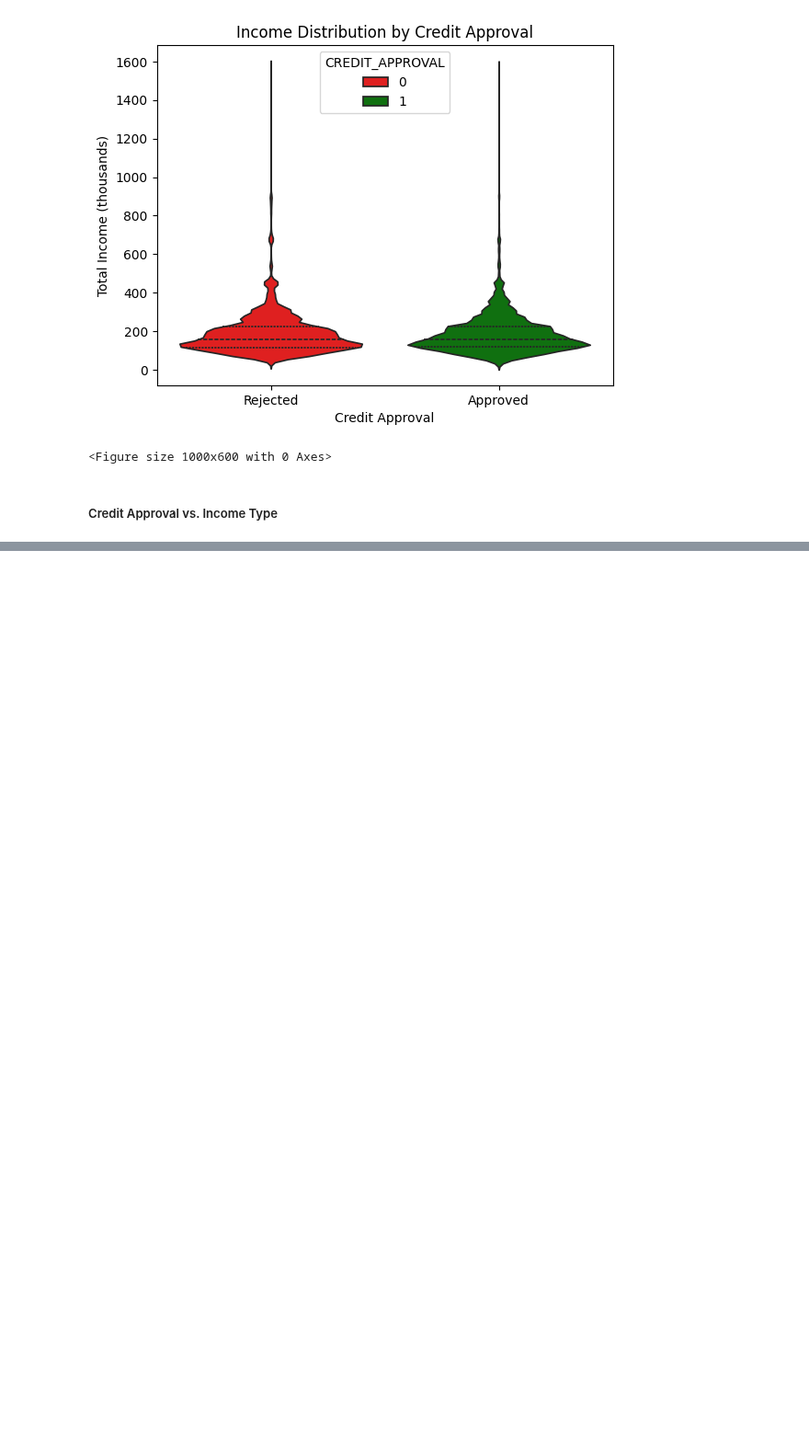
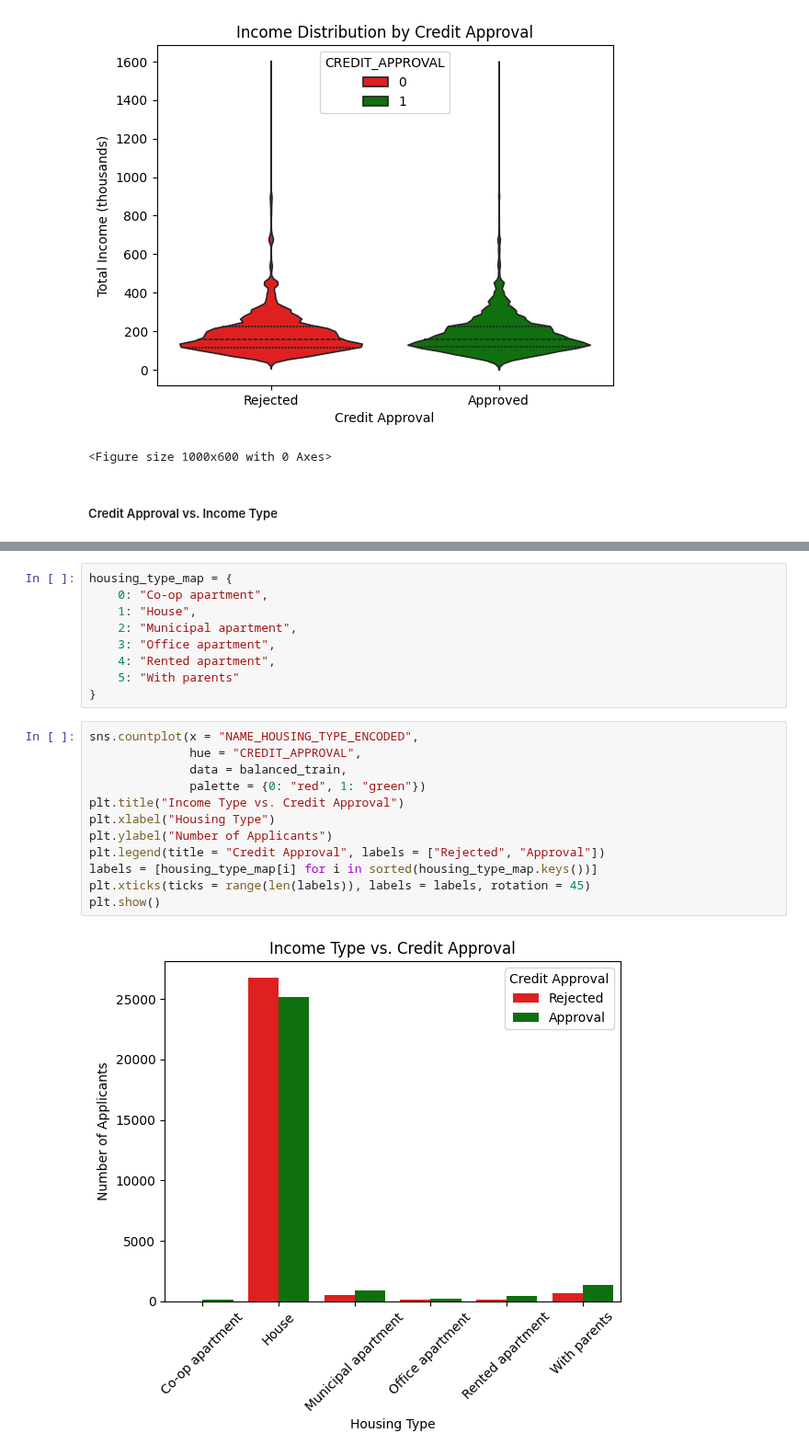
Before and after one commit to loowenwen/cs3244-project, a Jupyter notebook: src/data_processing_Vivian.ipynb, the cells around one changed output, grey strips where cells are left out. Shown at 92% size. Cells and saved outputs as stored; diff of their text form; blank space fills up the shorter version.

```diff
--- a/src/data_processing_Vivian.ipynb
+++ b/src/data_processing_Vivian.ipynb
@@ -255,0 +353,23 @@ The `scale` parameter has been renamed and will be removed in v0.15.0. Pass `den
+# %%
+housing_type_map = {
+    0: "Co-op apartment",
+    1: "House",
+    2: "Municipal apartment",
+    3: "Office apartment",
+    4: "Rented apartment",
+    5: "With parents"
+}
+# %%
+sns.countplot(x = "NAME_HOUSING_TYPE_ENCODED",
+              hue = "CREDIT_APPROVAL",
+              data = balanced_train,
+              palette = {0: "red", 1: "green"})
+plt.title("Income Type vs. Credit Approval")
+plt.xlabel("Housing Type")
+plt.ylabel("Number of Applicants")
+plt.legend(title = "Credit Approval", labels = ["Rejected", "Approval"])
+labels = [housing_type_map[i] for i in sorted(housing_type_map.keys())]
+plt.xticks(ticks = range(len(labels)), labels = labels, rotation = 45)
+plt.show()
+# %% [output]
+[figure, added]
```
Also changed, not shown: parts of 12 cells of this notebook.
